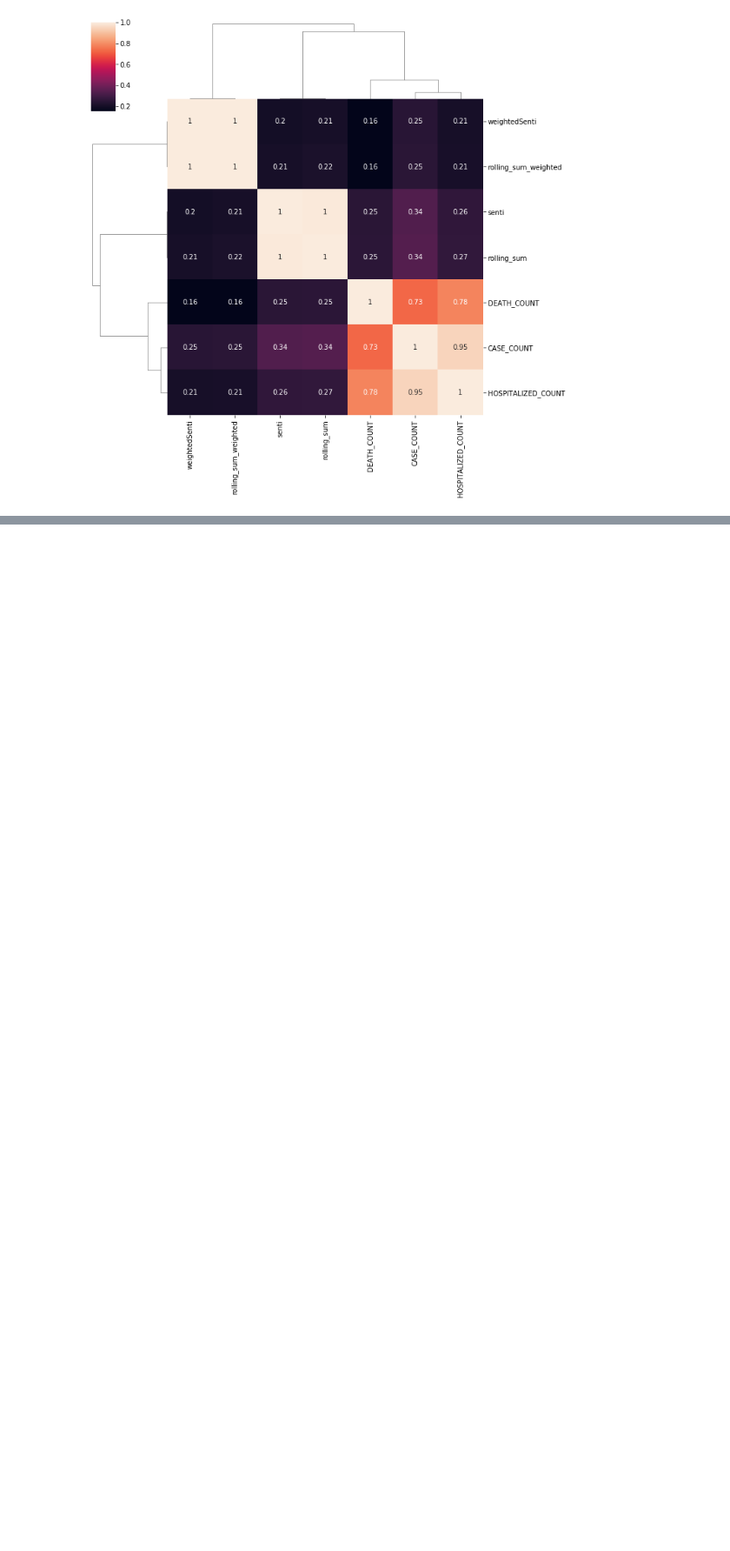
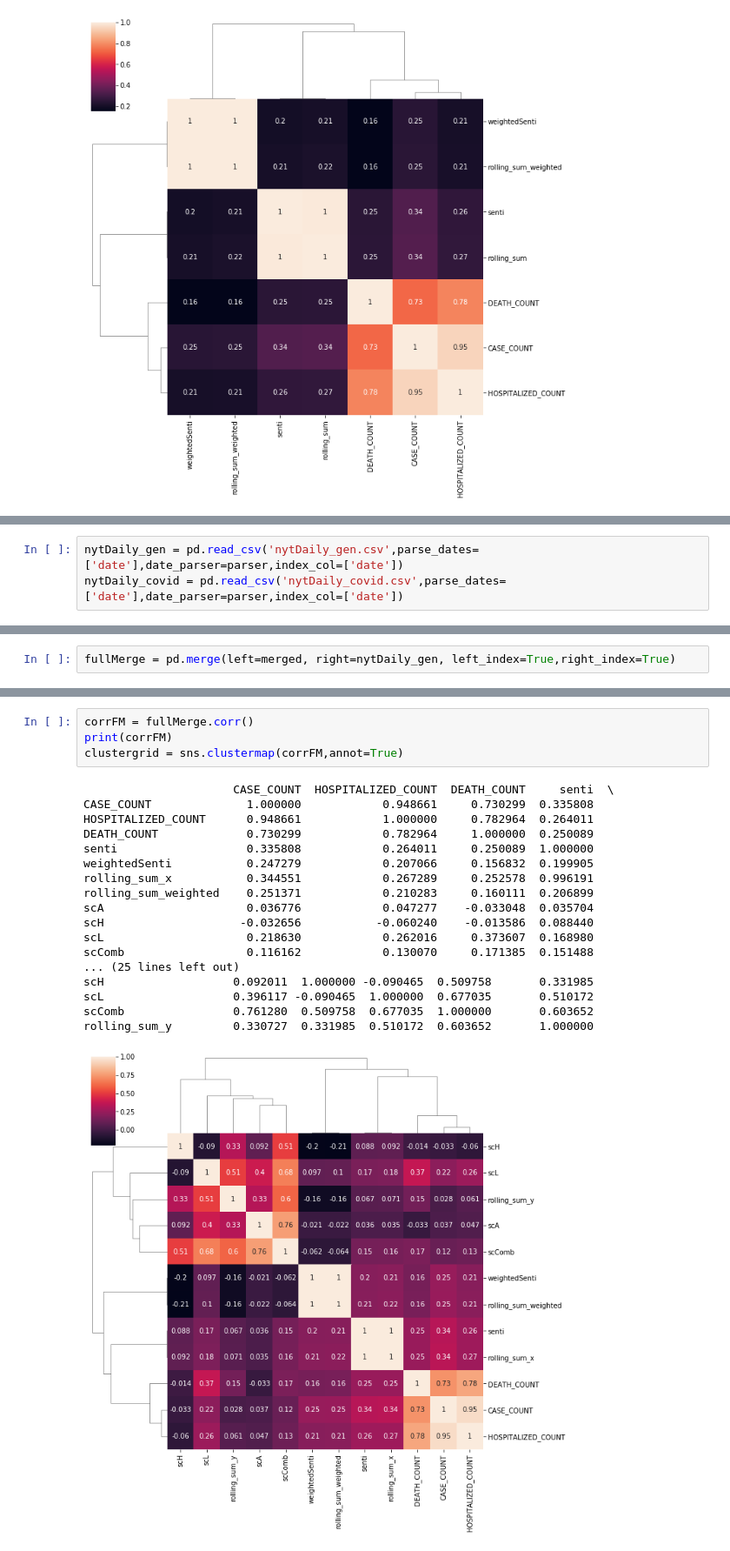
Before and after one commit to scavicchio/DataScienceforME, a Jupyter notebook: Result Data/Correlation Analysis.ipynb, the cells around one changed output, grey strips where cells are left out. Shown at 87% size. Drawn from its saved outputs; the diff is of its cells as text; blank space fills up the shorter version.

```diff
--- a/Result Data/Correlation Analysis.ipynb
+++ b/Result Data/Correlation Analysis.ipynb
@@ -123,0 +107,3 @@ rolling_sum_weighted       0.999012     0.216675              1.000000
+# %%
+nytDaily_gen = pd.read_csv('nytDaily_gen.csv',parse_dates=['date'],date_parser=parser,index_col=['date'])
+nytDaily_covid = pd.read_csv('nytDaily_covid.csv',parse_dates=['date'],date_parser=parser,index_col=['date'])
@@ -123,0 +120,2 @@ rolling_sum_weighted       0.999012     0.216675              1.000000
+# %%
+fullMerge = pd.merge(left=merged, right=nytDaily_gen, left_index=True,right_index=True)
@@ -123,0 +131,23 @@ rolling_sum_weighted       0.999012     0.216675              1.000000
+# %%
+corrFM = fullMerge.corr()
+print(corrFM)
+clustergrid = sns.clustermap(corrFM,annot=True)
+# %% [output]
+                      CASE_COUNT  HOSPITALIZED_COUNT  DEATH_COUNT     senti  \
+CASE_COUNT              1.000000            0.948661     0.730299  0.335808
+HOSPITALIZED_COUNT      0.948661            1.000000     0.782964  0.264011
+DEATH_COUNT             0.730299            0.782964     1.000000  0.250089
+senti                   0.335808            0.264011     0.250089  1.000000
+weightedSenti           0.247279            0.207066     0.156832  0.199905
+rolling_sum_x           0.344551            0.267289     0.252578  0.996191
+rolling_sum_weighted    0.251371            0.210283     0.160111  0.206899
+scA                     0.036776            0.047277    -0.033048  0.035704
+scH                    -0.032656           -0.060240    -0.013586  0.088440
+scL                     0.218630            0.262016     0.373607  0.168980
+scComb                  0.116162            0.130070     0.171385  0.151488
+... (25 lines left out)
+scH                   0.092011  1.000000 -0.090465  0.509758       0.331985
+scL                   0.396117 -0.090465  1.000000  0.677035       0.510172
+scComb                0.761280  0.509758  0.677035  1.000000       0.603652
+rolling_sum_y         0.330727  0.331985  0.510172  0.603652       1.000000
+[figure, added]
```
Also changed, not shown: parts of 20 cells of this notebook, 21 other files.
